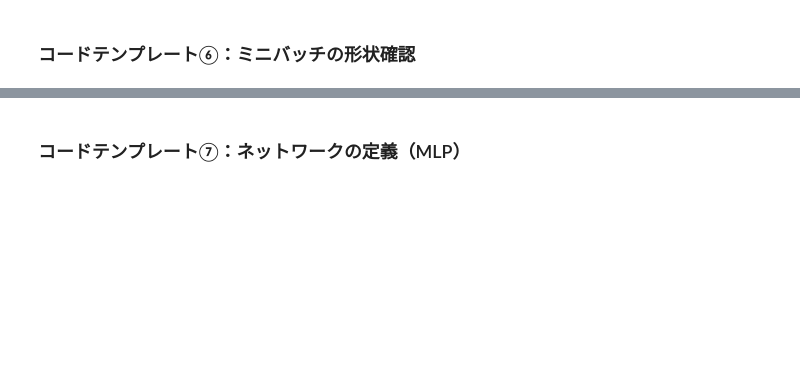
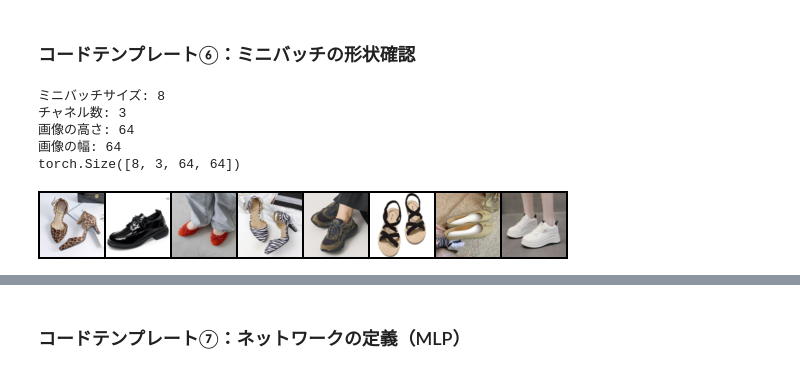
Before and after one commit to Wakana-0907/2026AI_TD, a Jupyter notebook: course1/day4/ex1.ipynb, the cells around one changed output, grey strips where cells are left out. Saved outputs shown, nothing was run; the diff lists cells and outputs as text; code cells hidden in the pictures; blank space fills up the shorter version.

```diff
--- a/course1/day4/ex1.ipynb
+++ b/course1/day4/ex1.ipynb
@@ -55,4 +83,16 @@ check("①", globals())
 # %% [markdown]
 ### コードテンプレート②：データ前処理
+# %%
+# 前処理：訓練用・検証用とも 64×64 に縮小してからテンソルに変換する
+data_transforms = {
+    'train': transforms.Compose([
+        transforms.Resize((64, 64)),
+        transforms.ToTensor(),
+    ]),
+    'val': transforms.Compose([
+        transforms.Resize((64, 64)),
+        transforms.ToTensor(),
+    ])
+}
 # %%
 check("②", globals())
@@ -63,4 +160,11 @@ check("③", globals())
 # %% [markdown]
 ### コードテンプレート④：データローダの作成
+# %%
+# 一度にまとめて流す枚数（ミニバッチの大きさ）
+BATCH_SIZE = 8
+# データをミニバッチに分けて順に取り出す仕組み（訓練用は毎回並びを混ぜる）
+train_loader = DataLoader(train_dataset, batch_size=BATCH_SIZE, shuffle=True)
+val_loader = DataLoader(val_dataset, batch_size=BATCH_SIZE, shuffle=False)
+test_loader = DataLoader(test_dataset, batch_size=BATCH_SIZE, shuffle=False)
 # %%
 check("④", globals())
@@ -73,4 +192,25 @@ check("⑤", globals())
 # %% [markdown]
 ### コードテンプレート⑥：ミニバッチの形状確認
+# %%
+# ミニバッチを 1 つ取り出し，形（枚数・チャネル・高さ・幅）を確かめる
+imgs, _ = next(iter(train_loader))
+c, h, w = imgs[0].shape
+print("ミニバッチサイズ:", len(imgs))
+print("チャネル数:", c)
+print("画像の高さ:", h)
+print("画像の幅:", w)
+print(imgs.shape)
+
+# 取り出した画像を並べて表示する
+img = torchvision.utils.make_grid(imgs)
+img = transforms.functional.to_pil_image(img)
+display(img)
+# %% [output]
+ミニバッチサイズ: 8
+チャネル数: 3
+画像の高さ: 64
+画像の幅: 64
+torch.Size([8, 3, 64, 64])
+[figure, added]
 # %%
 check("⑥", globals())
```
Also changed, not shown: parts of 34 cells of this notebook, 23 other files.
